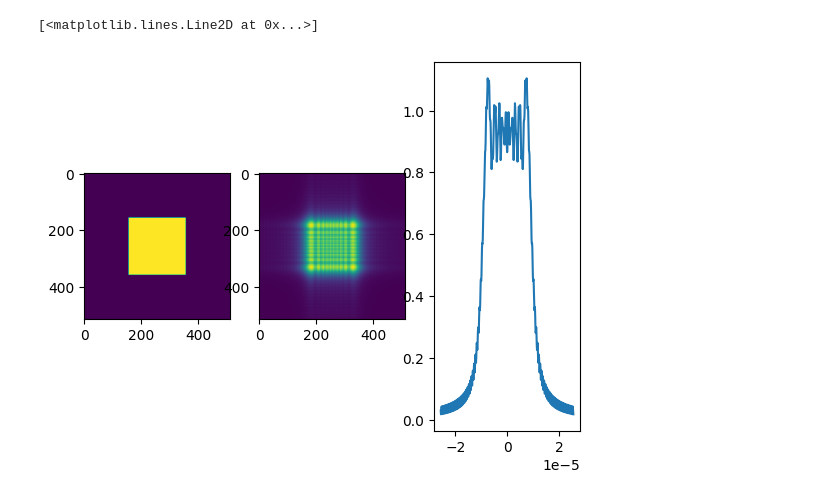
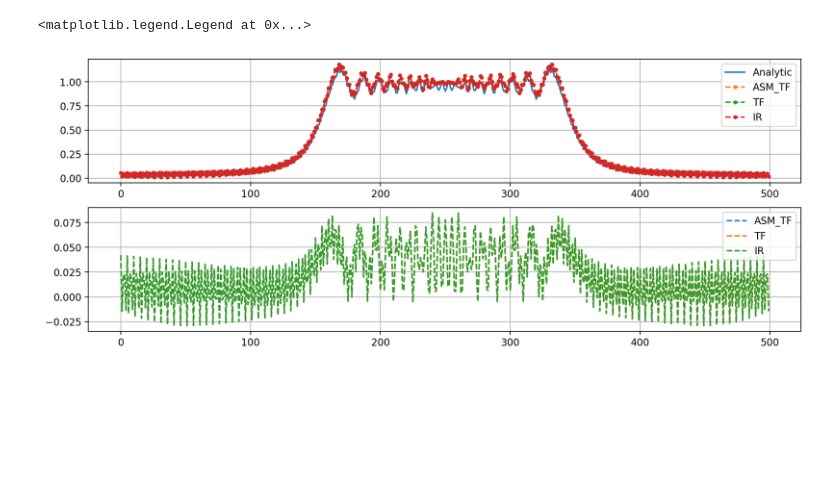
Before and after one commit to yurirtonin/inscope, a Jupyter notebook: python/test_propagators.ipynb, the cells around one changed output. Cells and saved outputs as stored; diff of their text form; code cells hidden in the pictures; blank space fills up the shorter version.

```diff
--- a/python/test_propagators.ipynb
+++ b/python/test_propagators.ipynb
@@ -77,17 +187,18 @@ def create_square_apertude(N,pixel,half_width):
-# %%
-N = 512
-pixel = 100e-9
-half_width = 10e-6
-distance = 1e-1
-wavelength = 1e-10
-
-aperture, X, Y = create_square_apertude(N,pixel,half_width)
-diffracted = diffraction_square_apperture(X,Y,distance,wavelength, half_width)
-
-fig, ax = plt.subplots(1,3)
-ax[0].imshow(aperture)
-ax[1].imshow(np.abs(diffracted))
-ax[2].plot(X[diffracted.shape[0]//2,:],np.abs(diffracted)[diffracted.shape[0]//2,:])
-# %% [output]
-[<matplotlib.lines.Line2D at 0x...>]
-[figure, removed]
+# %%
+
+fig, ax = plt.subplots(2,1,figsize=(13,5),dpi=200)
+ax, ax2 = ax.ravel()
+ax.plot(np.abs(analytical)[analytical.shape[0]//2,:],label='Analytic')
+ax.plot(np.abs(ASM_TF)[ASM_TF.shape[0]//2,:],'--.',label='ASM_TF')
+ax.plot(np.abs(fresnel_TF)[fresnel_TF.shape[0]//2,:],'--.',label='TF')
+ax.plot(np.abs(fresnel_IR)[fresnel_IR.shape[0]//2,:],'--.',label='IR')
+ax.grid()
+ax.legend()
+ax2.plot(np.abs(ASM_TF)[ASM_TF.shape[0]//2,:]-np.abs(analytical)[analytical.shape[0]//2,:],'--',label='ASM_TF')
+ax2.plot(np.abs(fresnel_TF)[fresnel_TF.shape[0]//2,:]-np.abs(analytical)[analytical.shape[0]//2,:],'--',label='TF')
+ax2.plot(np.abs(fresnel_IR)[fresnel_IR.shape[0]//2,:]-np.abs(analytical)[analytical.shape[0]//2,:],'--',label='IR')
+ax2.grid()
+ax2.legend()
+# %% [output]
+<matplotlib.legend.Legend at 0x...>
+[figure, added]
```
Also changed, not shown: parts of 5 cells of this notebook, 2 other files.
